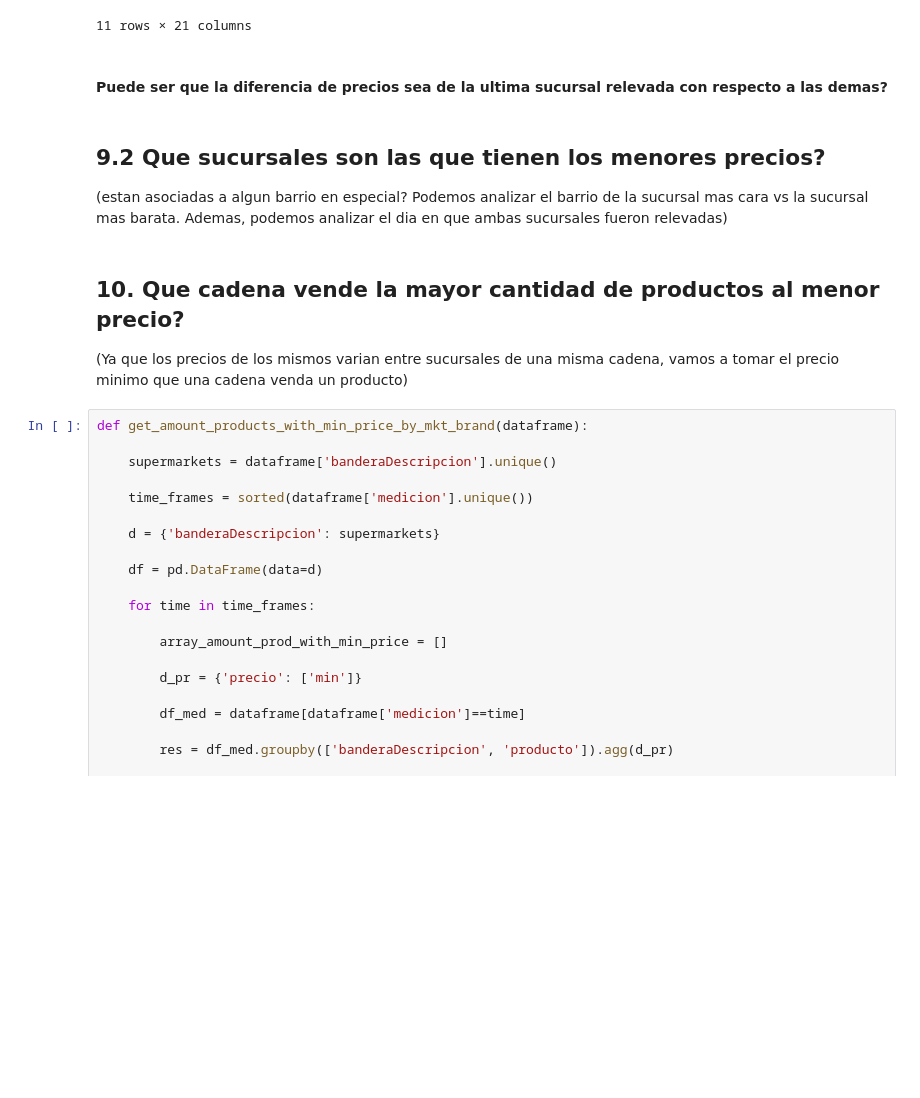
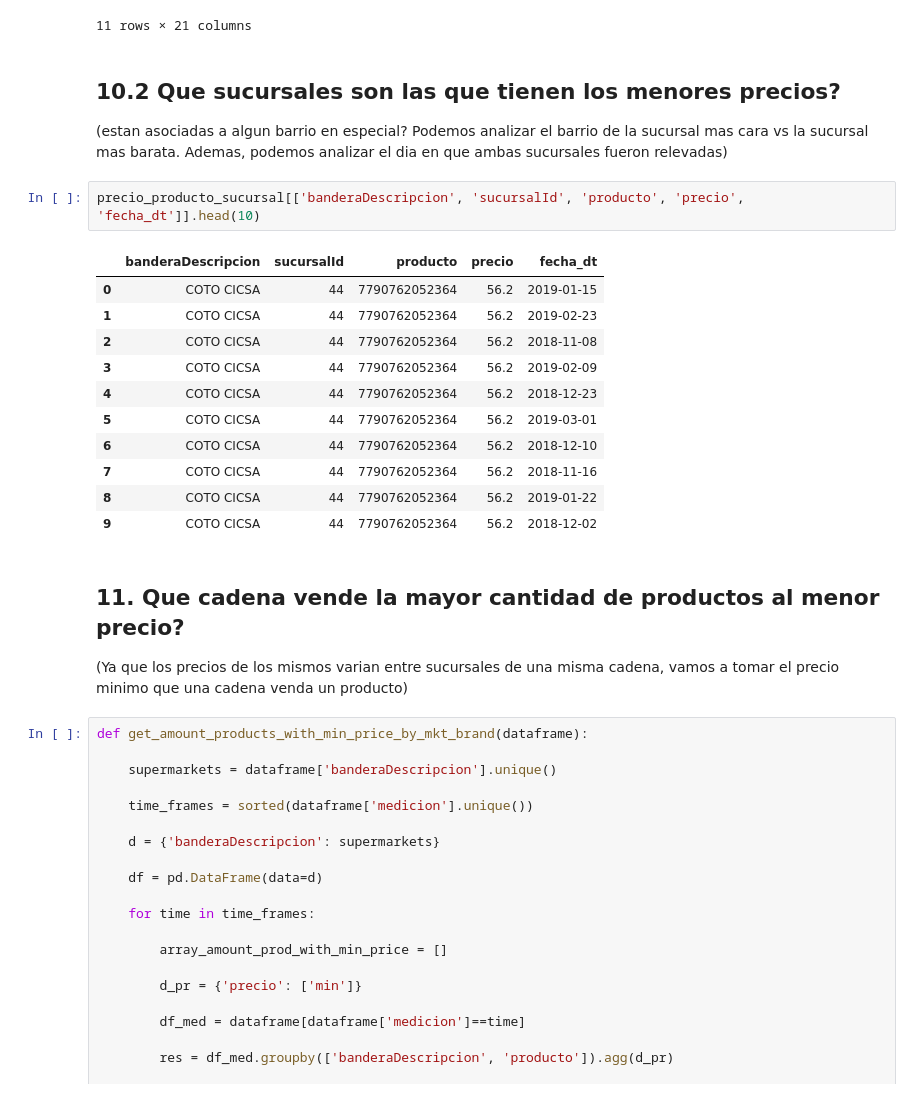
Before and after one commit to pabloveraML/DM_TP1, a Jupyter notebook: TP01 - preprocess - Tomas.ipynb, the cells around one changed output. Cells and saved outputs as stored; diff of their text form; blank space fills up the shorter version.

Commit message:
analisis location sucursales with less products made

```diff
--- a/TP01 - preprocess - Tomas.ipynb
+++ b/TP01 - preprocess - Tomas.ipynb
@@ -572,13 +965,26 @@ get_diff_prices_products_sucursales(precio_producto_sucursal)
 | 9 | Walmart SuperCenter | 0 | NaN | 0 | NaN | ... |
 | 10 | Mi Changomas | 0 | NaN | 0 | NaN | ... |
 11 rows × 21 columns
-# %% [markdown]
-#### Puede ser que la diferencia de precios sea de la ultima sucursal relevada con respecto a las demas?
 # %% [markdown]
-## 9.2 Que sucursales son las que tienen los menores precios?
+## 10.2 Que sucursales son las que tienen los menores precios?
+
 (estan asociadas a algun barrio en especial? Podemos analizar el barrio de la sucursal mas cara vs la sucursal mas barata. Ademas, podemos analizar el dia en que ambas sucursales fueron relevadas)
+# %%
+precio_producto_sucursal[['banderaDescripcion', 'sucursalId', 'producto', 'precio', 'fecha_dt']].head(10)
+# %% [output]
+|  | banderaDescripcion | sucursalId | producto | precio | fecha_dt |
+| 0 | COTO CICSA | 44 | 7790762052364 | 56.2 | 2019-01-15 |
+| 1 | COTO CICSA | 44 | 7790762052364 | 56.2 | 2019-02-23 |
+| 2 | COTO CICSA | 44 | 7790762052364 | 56.2 | 2018-11-08 |
+| 3 | COTO CICSA | 44 | 7790762052364 | 56.2 | 2019-02-09 |
+| 4 | COTO CICSA | 44 | 7790762052364 | 56.2 | 2018-12-23 |
+| 5 | COTO CICSA | 44 | 7790762052364 | 56.2 | 2019-03-01 |
+| 6 | COTO CICSA | 44 | 7790762052364 | 56.2 | 2018-12-10 |
+| 7 | COTO CICSA | 44 | 7790762052364 | 56.2 | 2018-11-16 |
+| 8 | COTO CICSA | 44 | 7790762052364 | 56.2 | 2019-01-22 |
+| 9 | COTO CICSA | 44 | 7790762052364 | 56.2 | 2018-12-02 |
 # %% [markdown]
-## 10. Que cadena vende la mayor cantidad de productos al menor precio?
+## 11. Que cadena vende la mayor cantidad de productos al menor precio?
 
 (Ya que los precios de los mismos varian entre sucursales de una misma cadena, vamos a tomar el precio minimo que una cadena venda un producto)
 # %%
```
Also changed, not shown: parts of 42 cells of this notebook, 1 other file.
